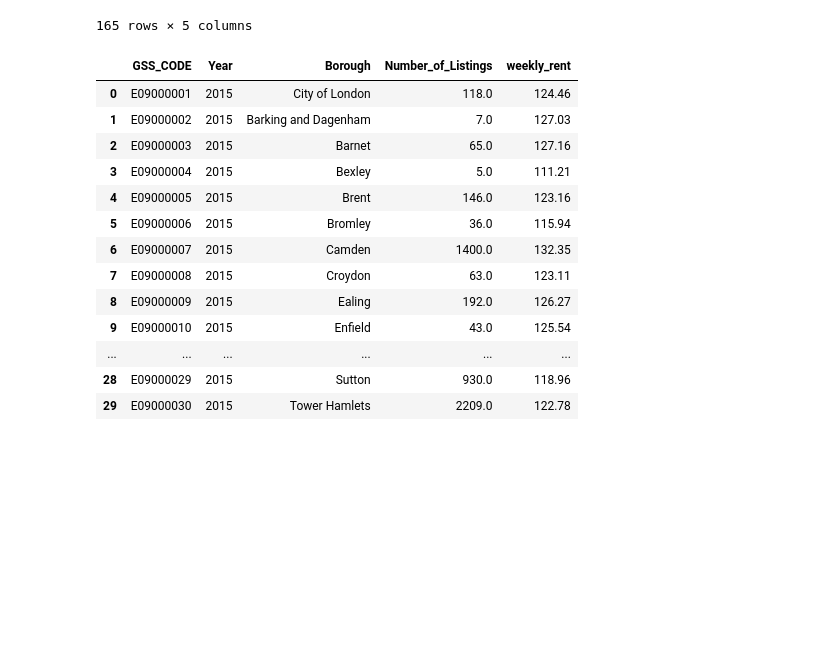
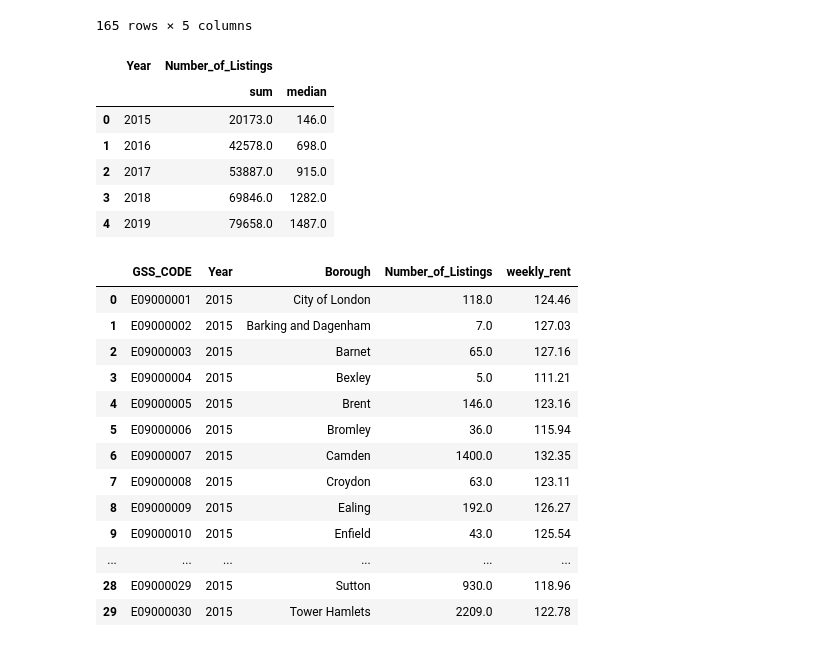
Before and after one commit to Jiawei997/i2p, a Jupyter notebook: Airbnb-listing.ipynb, the cells around one changed output. Drawn from its saved outputs; the diff is of its cells as text; code cells hidden in the pictures; blank space fills up the shorter version.

```diff
--- a/Airbnb-listing.ipynb
+++ b/Airbnb-listing.ipynb
@@ -1271,5 +1271,18 @@ rent_list
 | 163 | E09000032 | 2019 | Wandsworth | 4041.0 | 128.01 |
 | 164 | E09000033 | 2019 | Westminster | 8863.0 | 140.33 |
 165 rows × 5 columns
+# %%
+summary = rent_list.groupby(['Year']).agg(
+    {'Number_of_Listings':['sum','median']}
+).reset_index()
+summary
+# %% [output]
+|  | Year | Number_of_Listings |  |
+|  |  | sum | median |
+| 0 | 2015 | 20173.0 | 146.0 |
+| 1 | 2016 | 42578.0 | 698.0 |
+| 2 | 2017 | 53887.0 | 915.0 |
+| 3 | 2018 | 69846.0 | 1282.0 |
+| 4 | 2019 | 79658.0 | 1487.0 |
 # %%
 year_2015=rent_list.loc[(rent_list['Year'] == 2015)]
```
Also changed, not shown: parts of 4 cells of this notebook.
